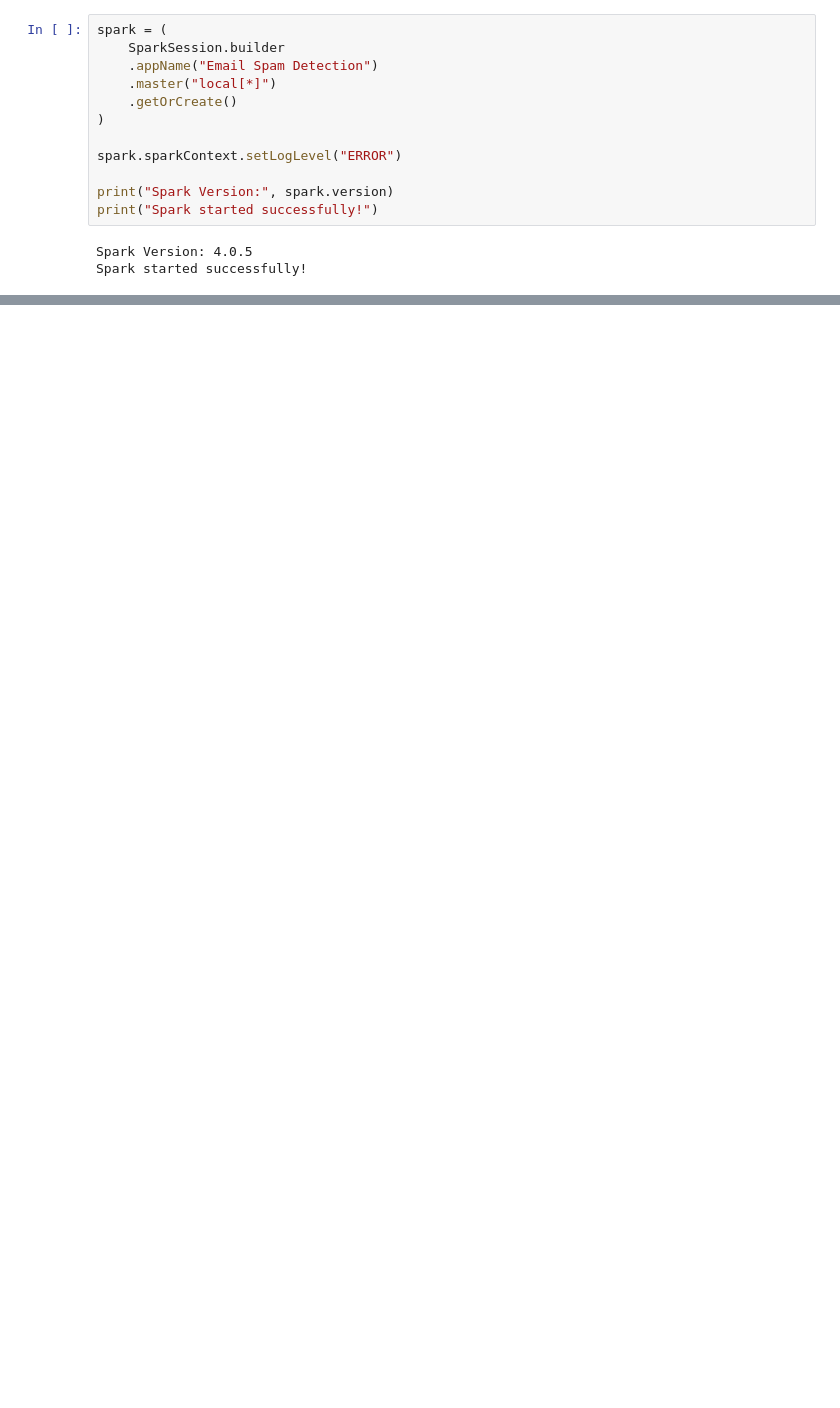
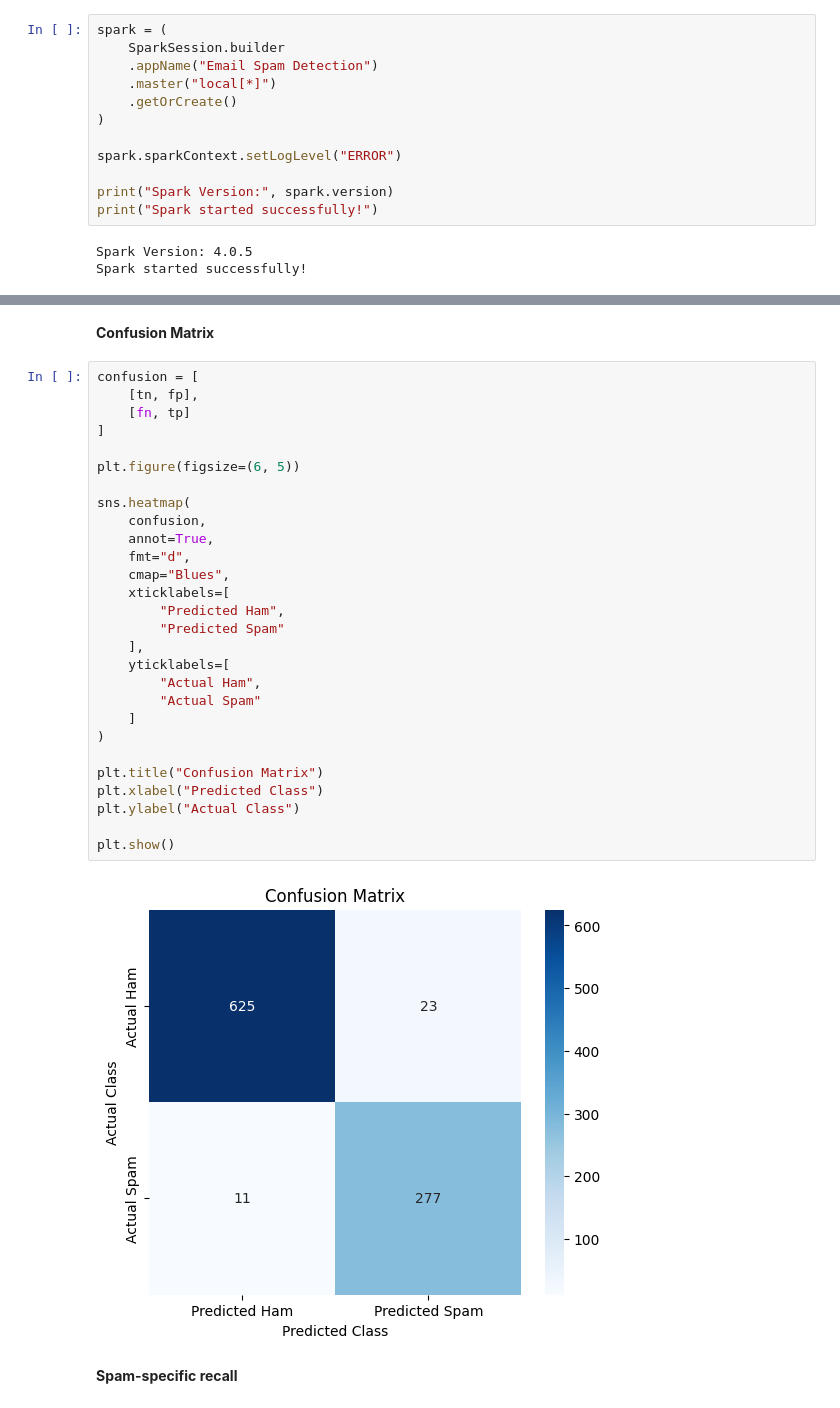
Before and after one commit to SaiSriram2004/Bootstrap_JavaScript_MERNTASKS, a Jupyter notebook: Big-Data-Project/email_spam_detection.ipynb, the cells around one changed output, grey strips where cells are left out. Cells and saved outputs as stored; diff of their text form; blank space fills up the shorter version.

```diff
--- a/Big-Data-Project/email_spam_detection.ipynb
+++ b/Big-Data-Project/email_spam_detection.ipynb
@@ -48,0 +427,34 @@ AnalysisException: [PATH_NOT_FOUND] Path does not exist: file:/content/spam_ham_
+# %% [markdown]
+**Confusion Matrix**
+# %%
+confusion = [
+    [tn, fp],
+    [fn, tp]
+]
+
+plt.figure(figsize=(6, 5))
+
+sns.heatmap(
+    confusion,
+    annot=True,
+    fmt="d",
+    cmap="Blues",
+    xticklabels=[
+        "Predicted Ham",
+        "Predicted Spam"
+    ],
+    yticklabels=[
+        "Actual Ham",
+        "Actual Spam"
+    ]
+)
+
+plt.title("Confusion Matrix")
+plt.xlabel("Predicted Class")
+plt.ylabel("Actual Class")
+
+plt.show()
+# %% [output]
+[figure, added]
+# %% [markdown]
+**Spam-specific recall**
```
Also changed, not shown: parts of 65 cells of this notebook.
